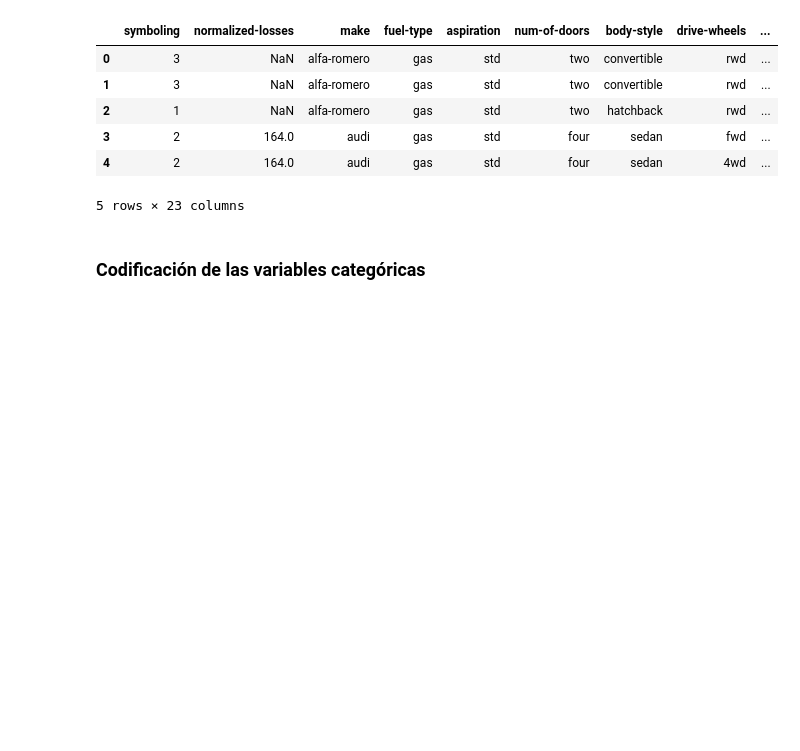
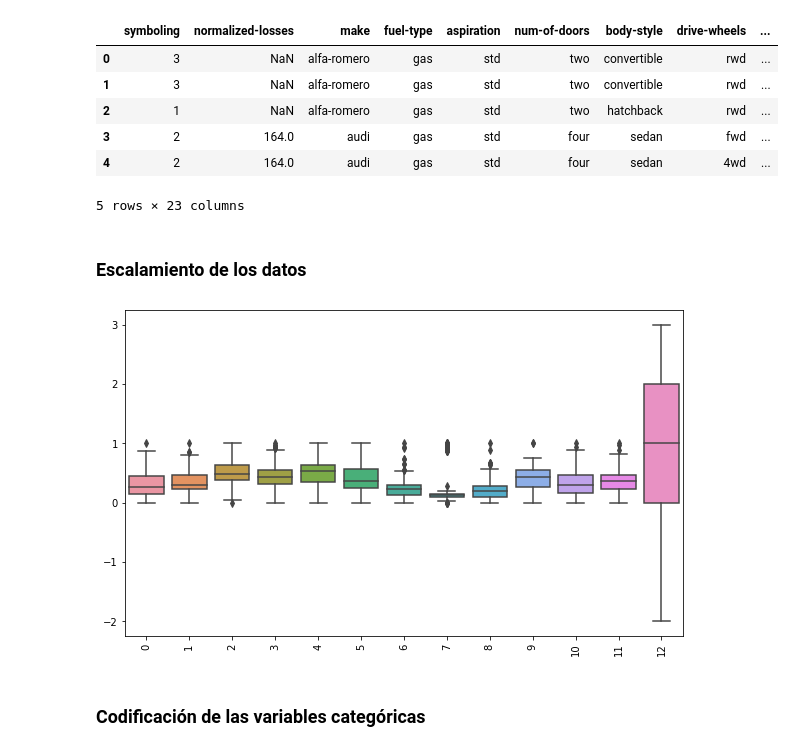
Before and after one commit to brincon/Pima-Indians-Diabetes-Database, a Jupyter notebook: 3. Automobile/automobile.ipynb, the cells around one changed output. Drawn from its saved outputs; the diff is of its cells as text; code cells hidden in the pictures; blank space fills up the shorter version.

```diff
--- a/3. Automobile/automobile.ipynb
+++ b/3. Automobile/automobile.ipynb
@@ -487,7 +490,7 @@ varBajaVarianza
 {'bore', 'stroke'}
 # %%
 # se eliman las variables
-X = X.drop([varBajaVarianza], axis=1)
+X = X.drop(list(varBajaVarianza), axis=1)
 X.head()
 # %% [output]
 |  | symboling | normalized-losses | make | fuel-type | aspiration | num-of-doors | body-style | drive-wheels | ... |
@@ -497,3 +500,5 @@ X.head()
 | 3 | 2 | 164.0 | audi | gas | std | four | sedan | fwd | ... |
 | 4 | 2 | 164.0 | audi | gas | std | four | sedan | 4wd | ... |
 5 rows × 23 columns
+# %% [markdown]
+### Escalamiento de los datos
@@ -500,2 +517,10 @@ X.head()
+# %%
+# rango de los datos
+plt.figure(figsize=(10, 6))
+sns.boxplot(data=X_minmax)
+plt.xticks(rotation=90)
+plt.show()
+# %% [output]
+[figure, added]
 # %% [markdown]
 ### Codificación de las variables categóricas
```
Also changed, not shown: parts of 16 cells of this notebook.
